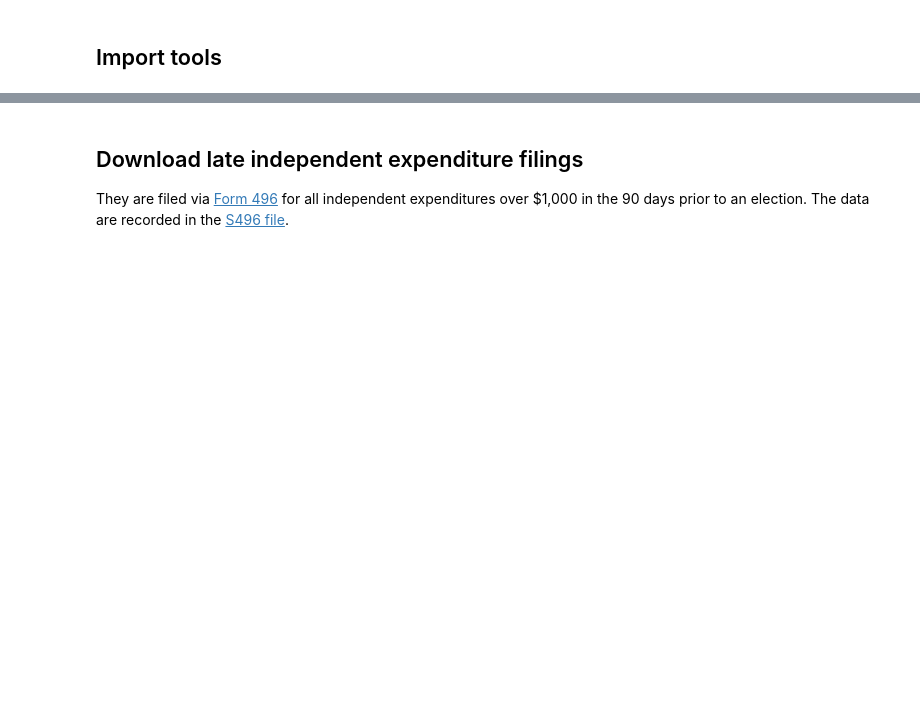
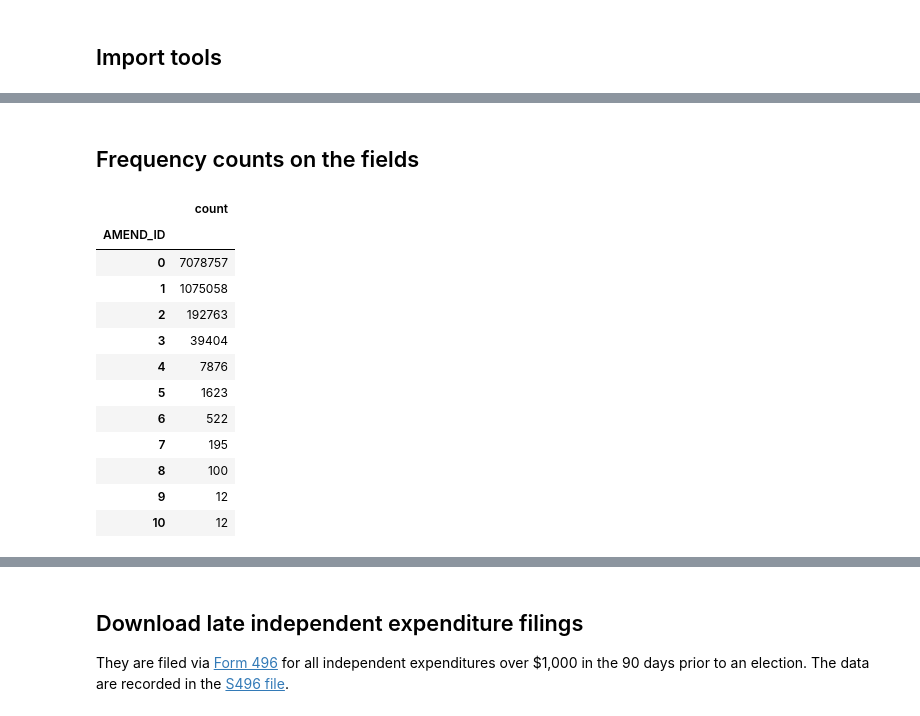
Before and after one commit to palewire/python-calaccess-notebooks, a Jupyter notebook: independent-expenditures.ipynb, the cells around one changed output, grey strips where cells are left out. Saved outputs shown, nothing was run; the diff lists cells and outputs as text; code cells hidden in the pictures; blank space fills up the shorter version.

```diff
--- a/independent-expenditures.ipynb
+++ b/independent-expenditures.ipynb
@@ -17,0 +67,18 @@ pandas.set_option('display.float_format', lambda x: '%.2f' % x)
+# %% [markdown]
+## Frequency counts on the fields
+# %%
+df.groupby(['AMEND_ID'])['FILING_ID'].agg(['count'])
+# %% [output]
+|  | count |
+| AMEND_ID |  |
+| 0 | 7078757 |
+| 1 | 1075058 |
+| 2 | 192763 |
+| 3 | 39404 |
+| 4 | 7876 |
+| 5 | 1623 |
+| 6 | 522 |
+| 7 | 195 |
+| 8 | 100 |
+| 9 | 12 |
+| 10 | 12 |
```
Also changed, not shown: parts of 30 cells of this notebook, 1 other file.
